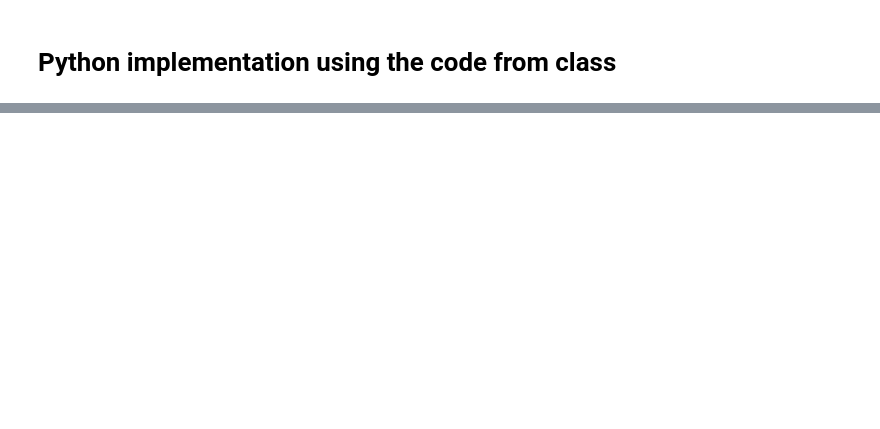
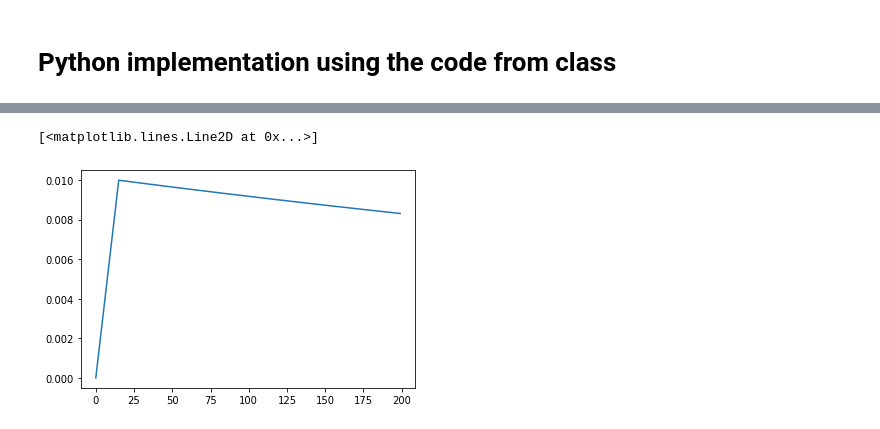
Before and after one commit to lucasgneccoh/SGD_ICP_PY, a Jupyter notebook: main.ipynb, the cells around one changed output, grey strips where cells are left out. Cells and saved outputs as stored; diff of their text form; code cells hidden in the pictures; blank space fills up the shorter version.

```diff
--- a/main.ipynb
+++ b/main.ipynb
@@ -245,0 +664,9 @@ plt.plot(RMS_list)
+# %%
+init, warm_up, decay = 0.01, 15, 0.999
+epochs = 200
+warm_up_decay = lambda i: i*(init/warm_up) if i < warm_up  else init*decay**(int((i-warm_up+1)))
+y = np.array([alpha(i) for i in np.arange(epochs)])
+plt.plot(y)
+# %% [output]
+[<matplotlib.lines.Line2D at 0x...>]
+[figure, added]
```
Also changed, not shown: parts of 18 cells of this notebook.
